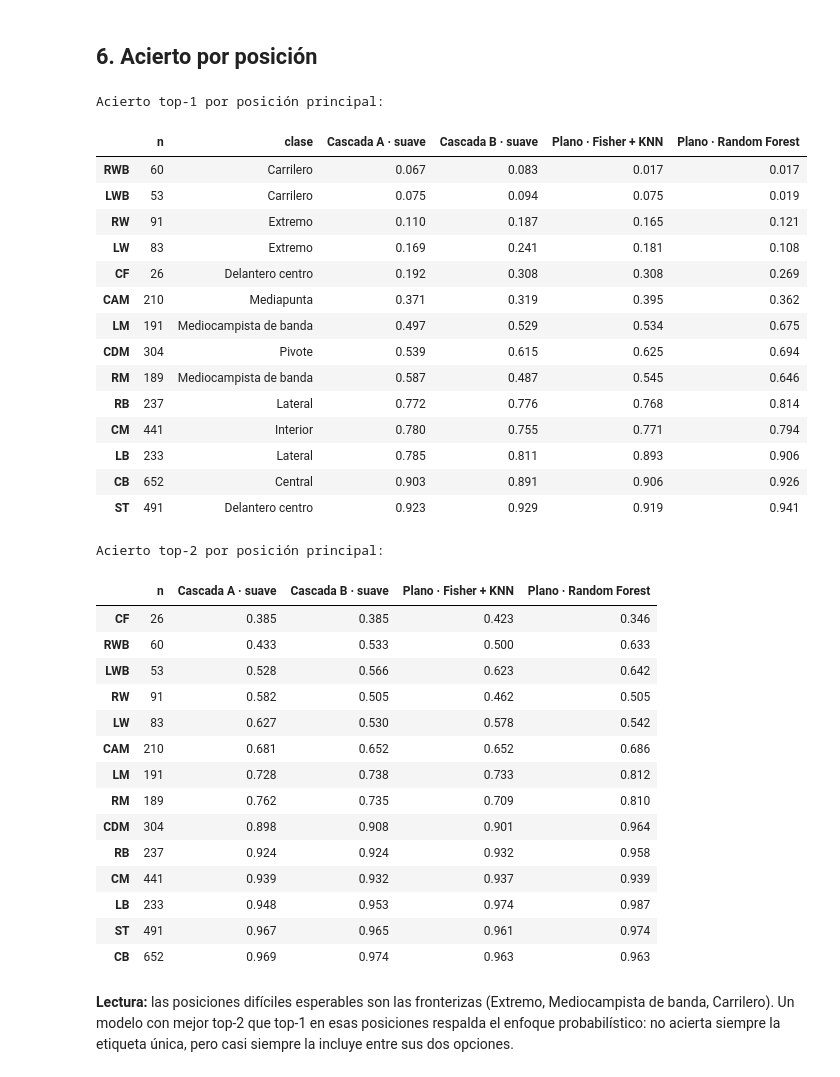
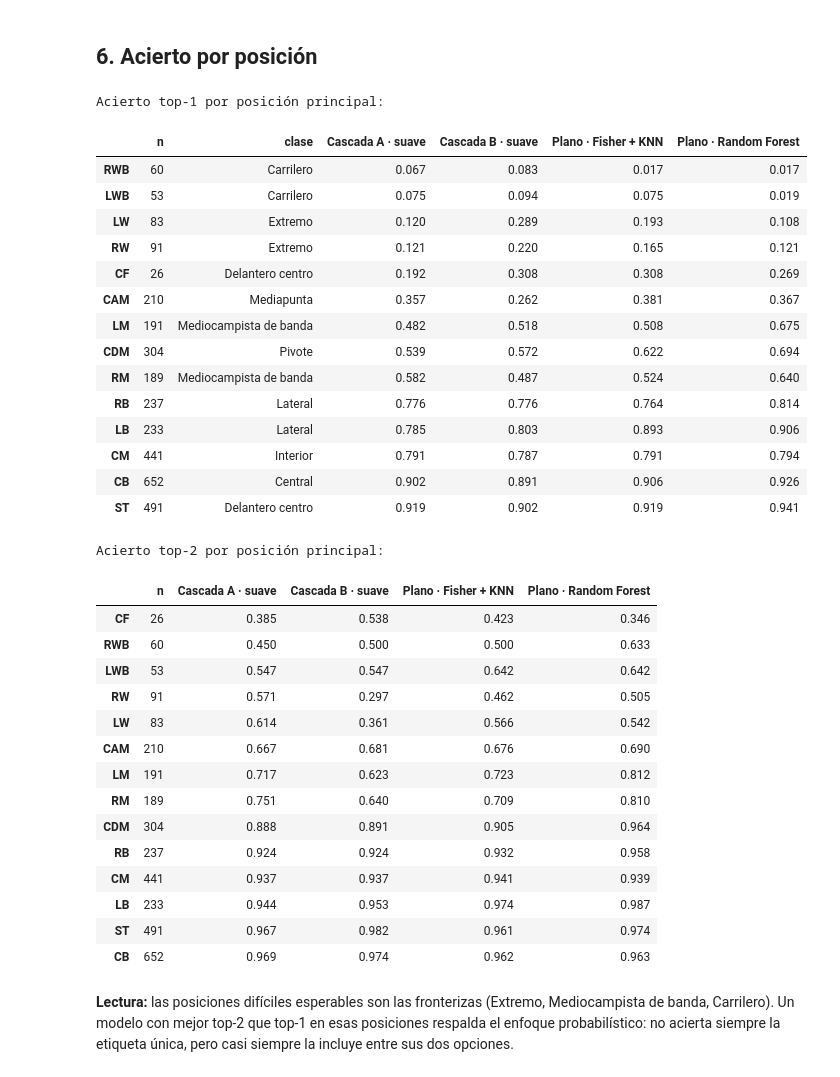
Before and after one commit to Fercheese221/Clasif.-de-jugadores, a Jupyter notebook: notebooks/04_nivel2_cascada.ipynb, the cells around one changed output. Drawn from its saved outputs; the diff is of its cells as text; code cells hidden in the pictures.

```diff
--- a/notebooks/04_nivel2_cascada.ipynb
+++ b/notebooks/04_nivel2_cascada.ipynb
@@ -53,6 +53,9 @@ metricas = [c for c in df.columns if c not in ID_COLS]
 portero_cols = [c for c in metricas if c.startswith("goalkeeping_")]
 metricas_campo = [c for c in metricas if c not in portero_cols]
 print(f"{len(df):,} jugadores · {len(metricas_campo)} métricas de campo")
+
+def argsort_estable(a, axis=-1):
+    return np.argsort(a, axis=axis, kind="stable")
 # %% [output]
 18,350 jugadores · 37 métricas de campo
 # %% [markdown]
@@ -297,55 +299,55 @@ display(resultados.round(4))
 # %%
 modelos_pos = ["Cascada A · suave", "Cascada B · suave", "Plano · Fisher + KNN", "Plano · Random Forest"]
 pos = test_campo["posicion_principal"].to_numpy()
 
 def por_posicion(P, m=1):
-    orden = np.argsort(-P, axis=1)[:, :m]
+    orden = argsort_estable(-P, axis=1)[:, :m]
     ok = (orden == y_idx[:, None]).any(axis=1)
     return pd.Series(ok).groupby(pos).mean()
 
 top1 = pd.DataFrame({nombre: por_posicion(probas[nombre], 1) for nombre in modelos_pos})
 top1.insert(0, "n", pd.Series(pos).value_counts())
 top1.insert(1, "clase", pd.Series(y_te, index=None).groupby(pos).first())
 print("Acierto top-1 por posición principal:")
 display(top1.sort_values("Cascada A · suave").round(3))
 
 top2 = pd.DataFrame({nombre: por_posicion(probas[nombre], 2) for nombre in modelos_pos})
 top2.insert(0, "n", pd.Series(pos).value_counts())
 print("Acierto top-2 por posición principal:")
 display(top2.sort_values("Cascada A · suave").round(3))
 # %% [output]
 Acierto top-1 por posición principal:
 |  | n | clase | Cascada A · suave | Cascada B · suave | Plano · Fisher + KNN | Plano · Random Forest |
 | RWB | 60 | Carrilero | 0.067 | 0.083 | 0.017 | 0.017 |
 | LWB | 53 | Carrilero | 0.075 | 0.094 | 0.075 | 0.019 |
-| RW | 91 | Extremo | 0.110 | 0.187 | 0.165 | 0.121 |
-| LW | 83 | Extremo | 0.169 | 0.241 | 0.181 | 0.108 |
+| LW | 83 | Extremo | 0.120 | 0.289 | 0.193 | 0.108 |
+| RW | 91 | Extremo | 0.121 | 0.220 | 0.165 | 0.121 |
 | CF | 26 | Delantero centro | 0.192 | 0.308 | 0.308 | 0.269 |
-| CAM | 210 | Mediapunta | 0.371 | 0.319 | 0.395 | 0.362 |
-| LM | 191 | Mediocampista de banda | 0.497 | 0.529 | 0.534 | 0.675 |
-| CDM | 304 | Pivote | 0.539 | 0.615 | 0.625 | 0.694 |
-| RM | 189 | Mediocampista de banda | 0.587 | 0.487 | 0.545 | 0.646 |
-| RB | 237 | Lateral | 0.772 | 0.776 | 0.768 | 0.814 |
-| CM | 441 | Interior | 0.780 | 0.755 | 0.771 | 0.794 |
-| LB | 233 | Lateral | 0.785 | 0.811 | 0.893 | 0.906 |
-| CB | 652 | Central | 0.903 | 0.891 | 0.906 | 0.926 |
-| ST | 491 | Delantero centro | 0.923 | 0.929 | 0.919 | 0.941 |
+| CAM | 210 | Mediapunta | 0.357 | 0.262 | 0.381 | 0.367 |
+| LM | 191 | Mediocampista de banda | 0.482 | 0.518 | 0.508 | 0.675 |
+| CDM | 304 | Pivote | 0.539 | 0.572 | 0.622 | 0.694 |
+| RM | 189 | Mediocampista de banda | 0.582 | 0.487 | 0.524 | 0.640 |
+| RB | 237 | Lateral | 0.776 | 0.776 | 0.764 | 0.814 |
+| LB | 233 | Lateral | 0.785 | 0.803 | 0.893 | 0.906 |
+| CM | 441 | Interior | 0.791 | 0.787 | 0.791 | 0.794 |
+| CB | 652 | Central | 0.902 | 0.891 | 0.906 | 0.926 |
+| ST | 491 | Delantero centro | 0.919 | 0.902 | 0.919 | 0.941 |
 Acierto top-2 por posición principal:
 |  | n | Cascada A · suave | Cascada B · suave | Plano · Fisher + KNN | Plano · Random Forest |
-| CF | 26 | 0.385 | 0.385 | 0.423 | 0.346 |
-| RWB | 60 | 0.433 | 0.533 | 0.500 | 0.633 |
-| LWB | 53 | 0.528 | 0.566 | 0.623 | 0.642 |
-| RW | 91 | 0.582 | 0.505 | 0.462 | 0.505 |
-| LW | 83 | 0.627 | 0.530 | 0.578 | 0.542 |
-| CAM | 210 | 0.681 | 0.652 | 0.652 | 0.686 |
-| LM | 191 | 0.728 | 0.738 | 0.733 | 0.812 |
-| RM | 189 | 0.762 | 0.735 | 0.709 | 0.810 |
-| CDM | 304 | 0.898 | 0.908 | 0.901 | 0.964 |
+| CF | 26 | 0.385 | 0.538 | 0.423 | 0.346 |
+| RWB | 60 | 0.450 | 0.500 | 0.500 | 0.633 |
+| LWB | 53 | 0.547 | 0.547 | 0.642 | 0.642 |
+| RW | 91 | 0.571 | 0.297 | 0.462 | 0.505 |
+| LW | 83 | 0.614 | 0.361 | 0.566 | 0.542 |
+| CAM | 210 | 0.667 | 0.681 | 0.676 | 0.690 |
+| LM | 191 | 0.717 | 0.623 | 0.723 | 0.812 |
+| RM | 189 | 0.751 | 0.640 | 0.709 | 0.810 |
+| CDM | 304 | 0.888 | 0.891 | 0.905 | 0.964 |
 | RB | 237 | 0.924 | 0.924 | 0.932 | 0.958 |
-| CM | 441 | 0.939 | 0.932 | 0.937 | 0.939 |
-| LB | 233 | 0.948 | 0.953 | 0.974 | 0.987 |
-| ST | 491 | 0.967 | 0.965 | 0.961 | 0.974 |
-| CB | 652 | 0.969 | 0.974 | 0.963 | 0.963 |
+| CM | 441 | 0.937 | 0.937 | 0.941 | 0.939 |
+| LB | 233 | 0.944 | 0.953 | 0.974 | 0.987 |
+| ST | 491 | 0.967 | 0.982 | 0.961 | 0.974 |
+| CB | 652 | 0.969 | 0.974 | 0.962 | 0.963 |
 # %% [markdown]
 **Lectura:** las posiciones difíciles esperables son las fronterizas (Extremo, Mediocampista de banda, Carrilero). Un modelo con mejor top-2 que top-1 en esas posiciones respalda el enfoque probabilístico: no acierta siempre la etiqueta única, pero casi siempre la incluye entre sus dos opciones.
 # %% [markdown]
```
Also changed, not shown: parts of 12 cells of this notebook, 6 other files.
